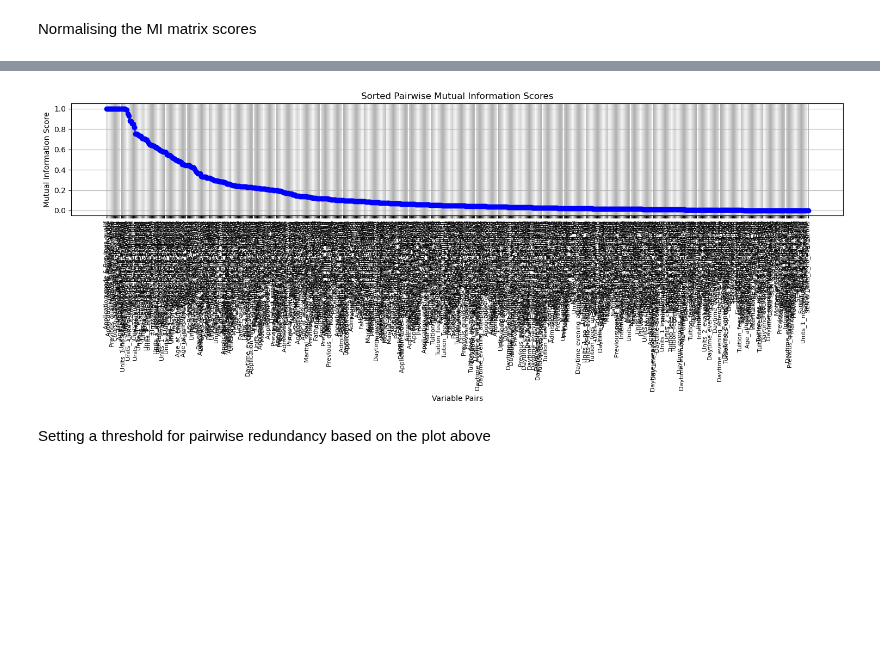
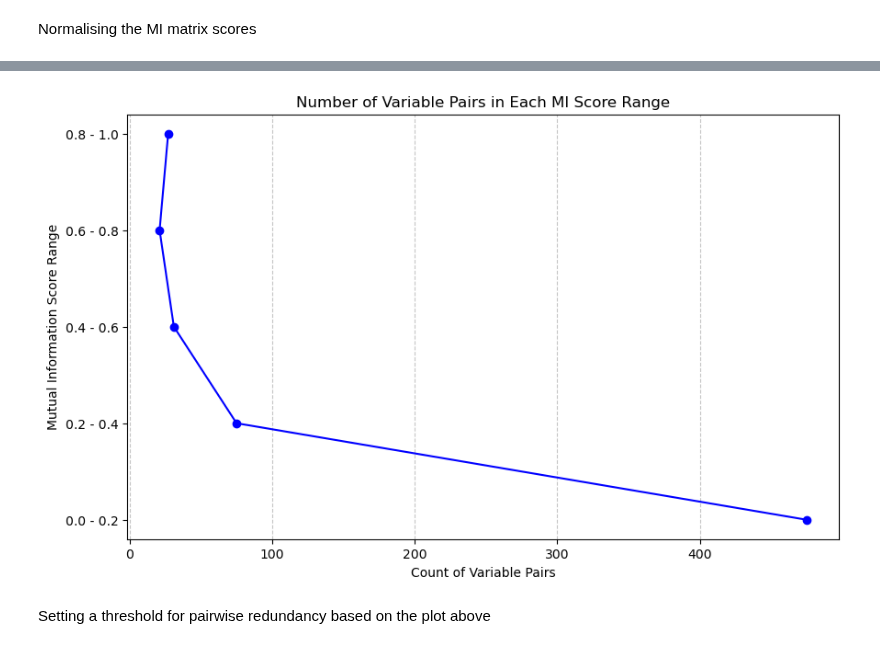
Before and after one commit to MSC-DS-Y1/Applied-Machine-Learning-Project, a Jupyter notebook: src/dataset/data_cleaning.ipynb, the cells around one changed output, grey strips where cells are left out. Drawn from its saved outputs; the diff is of its cells as text; code cells hidden in the pictures; blank space fills up the shorter version.

```diff
--- a/src/dataset/data_cleaning.ipynb
+++ b/src/dataset/data_cleaning.ipynb
@@ -180,24 +220,38 @@ pairwise_mi_scores = (
     .stack()
     .sort_values(ascending=False)
 )
-# %%
-# Plot the sorted scores with variable names on the x-axis
-plt.figure(figsize=(15, 6))
-plt.plot(pairwise_mi_scores.values, marker='o', linestyle='-', color='blue')
-plt.xticks(
-    ticks=range(len(pairwise_mi_scores)),
-    labels=[f"{pair[0]} & {pair[1]}" for pair in pairwise_mi_scores.index],
-    rotation=90,
-    fontsize=8,
-)
-plt.title("Sorted Pairwise Mutual Information Scores")
-plt.xlabel("Variable Pairs")
-plt.ylabel("Mutual Information Score")
-plt.grid()
-plt.tight_layout()
-plt.show()
-# %% [output]
-[figure, removed]
+# %%
+import matplotlib.pyplot as plt
+from collections import defaultdict
+
+# Group scores into ranges
+ranges = defaultdict(int)  # Use an integer to count pairs in each range
+for (pair, score) in pairwise_mi_scores.items():
+    if 0.0 <= score < 0.2:
+        ranges["0.0 - 0.2"] += 1
+    elif 0.2 <= score < 0.4:
+        ranges["0.2 - 0.4"] += 1
+    elif 0.4 <= score < 0.6:
+        ranges["0.4 - 0.6"] += 1
+    elif 0.6 <= score < 0.8:
+        ranges["0.6 - 0.8"] += 1
+    elif 0.8 <= score <= 1.0:
+        ranges["0.8 - 1.0"] += 1
+
+# Prepare data for the plot
+range_labels = list(ranges.keys())[::-1]  # Reverse order for proper y-axis alignment
+pair_counts = list(ranges.values())[::-1]
+
+# Create the horizontal line plot
+plt.figure(figsize=(10, 6))
+plt.plot(pair_counts, range_labels, marker='o', linestyle='-', color='blue')
+plt.title("Number of Variable Pairs in Each MI Score Range")
+plt.ylabel("Mutual Information Score Range")
+plt.xlabel("Count of Variable Pairs")
+plt.grid(axis='x', linestyle='--', alpha=0.7)
+plt.show()
+# %% [output]
+[figure, added]
 # %% [markdown]
 Setting a threshold for pairwise redundancy based on the plot above
 # %%
```
Also changed, not shown: parts of 25 cells of this notebook.
